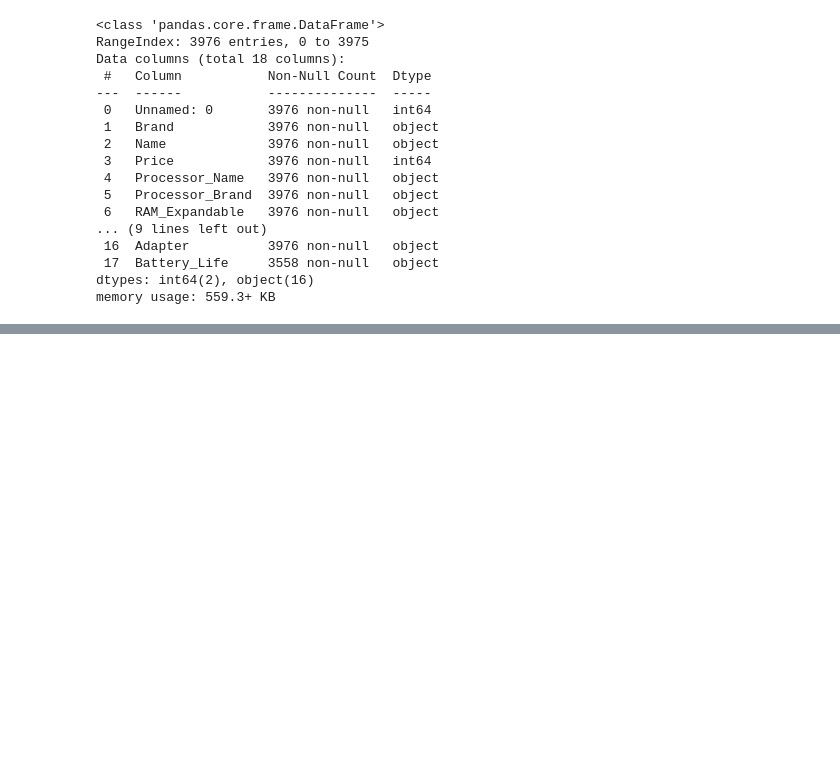
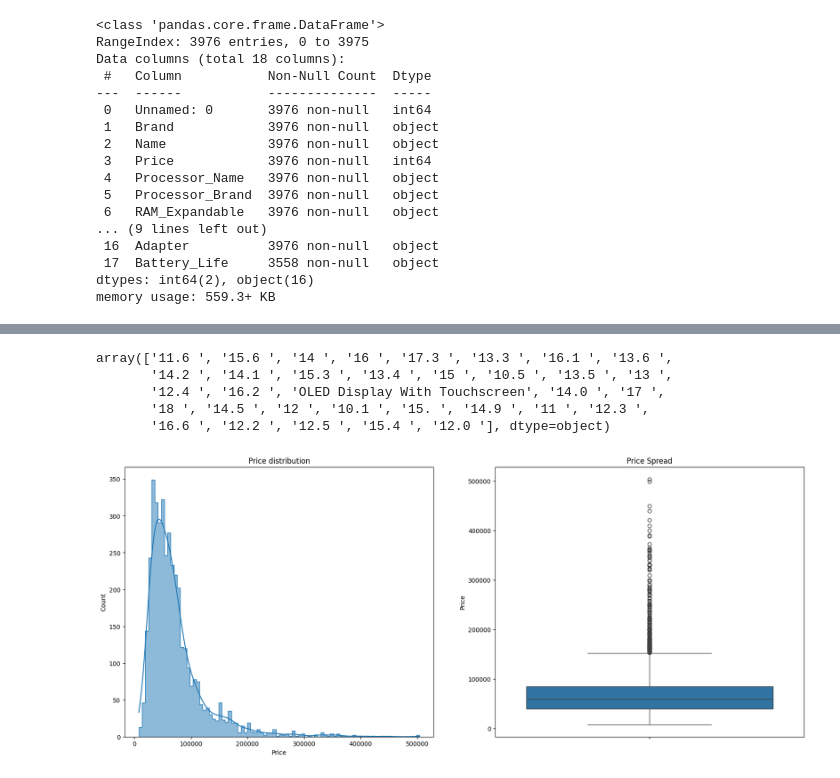
Before and after one commit to Dunith2002/Laptop_Price_Predictor, a Jupyter notebook: notebooks/FC211037_Tharushima/eda.ipynb, the cells around one changed output, grey strips where cells are left out. Saved outputs shown, nothing was run; the diff lists cells and outputs as text; code cells hidden in the pictures; blank space fills up the shorter version.

```diff
--- a/notebooks/FC211037_Tharushima/eda.ipynb
+++ b/notebooks/FC211037_Tharushima/eda.ipynb
@@ -56,0 +240,22 @@ dtype: int64
+# %%
+df['Display'].unique()
+# %% [output]
+array(['11.6 ', '15.6 ', '14 ', '16 ', '17.3 ', '13.3 ', '16.1 ', '13.6 ',
+       '14.2 ', '14.1 ', '15.3 ', '13.4 ', '15 ', '10.5 ', '13.5 ', '13 ',
+       '12.4 ', '16.2 ', 'OLED Display With Touchscreen', '14.0 ', '17 ',
+       '18 ', '14.5 ', '12 ', '10.1 ', '15. ', '14.9 ', '11 ', '12.3 ',
+       '16.6 ', '12.2 ', '12.5 ', '15.4 ', '12.0 '], dtype=object)
+# %%
+plt.figure(figsize=(20,8))
+
+plt.subplot(1,2,1)
+plt.title('Price distribution')
+sns.histplot(df.Price, kde=True, element='step')
+
+plt.subplot(1,2,2)
+sns.boxplot(df.Price)
+plt.title('Price Spread')
+
+plt.show()
+# %% [output]
+[figure, added]
```
Also changed, not shown: parts of 17 cells of this notebook.
